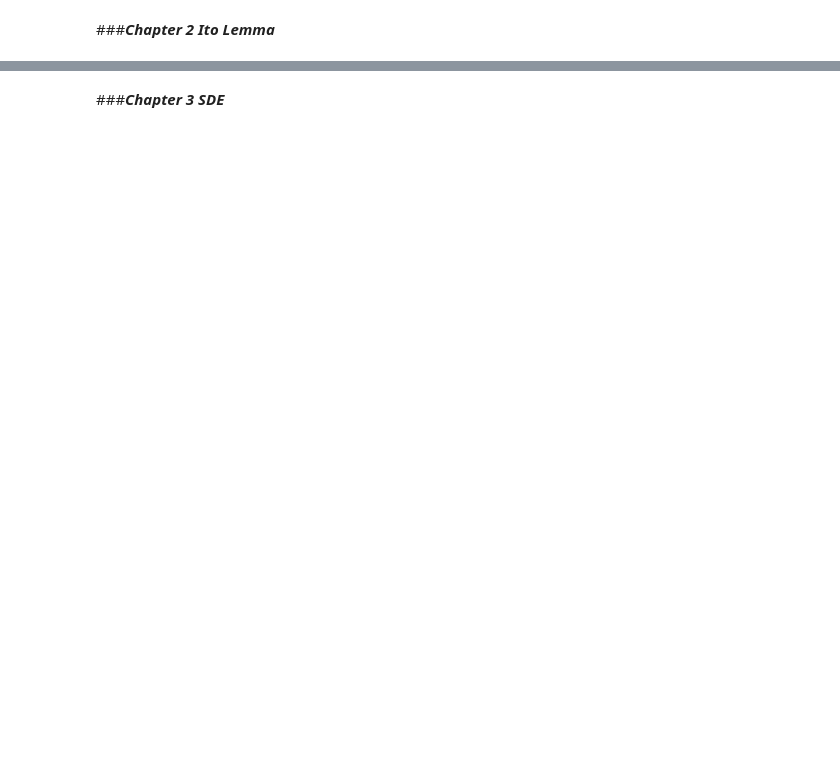
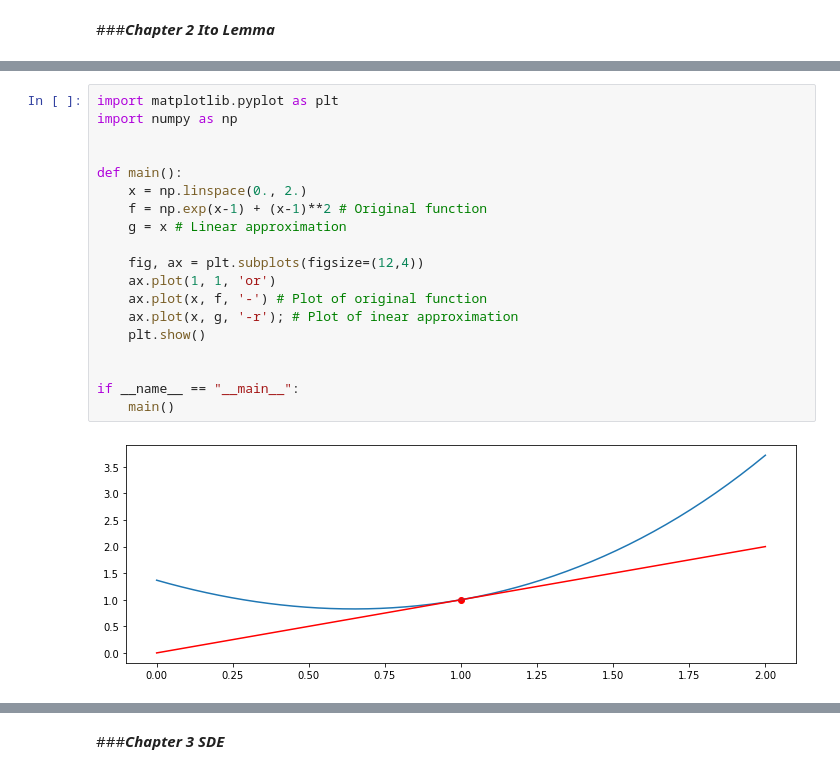
Before and after one commit to SungchulLee/colab, a Jupyter notebook: financial_math_1.ipynb, the cells around one changed output, grey strips where cells are left out. Drawn from its saved outputs; the diff is of its cells as text; blank space fills up the shorter version.

```diff
--- a/financial_math_1.ipynb
+++ b/financial_math_1.ipynb
@@ -561,0 +1048,21 @@ e^{-|m|\sqrt{2\alpha}}\\
+# %%
+import matplotlib.pyplot as plt
+import numpy as np
+
+
+def main():
+    x = np.linspace(0., 2.)
+    f = np.exp(x-1) + (x-1)**2 # Original function
+    g = x # Linear approximation
+
+    fig, ax = plt.subplots(figsize=(12,4))
+    ax.plot(1, 1, 'or')
+    ax.plot(x, f, '-') # Plot of original function
+    ax.plot(x, g, '-r'); # Plot of inear approximation
+    plt.show()
+
+
+if __name__ == "__main__":
+    main()
+# %% [output]
+[figure, added]
```
Also changed, not shown: parts of 81 cells of this notebook.
